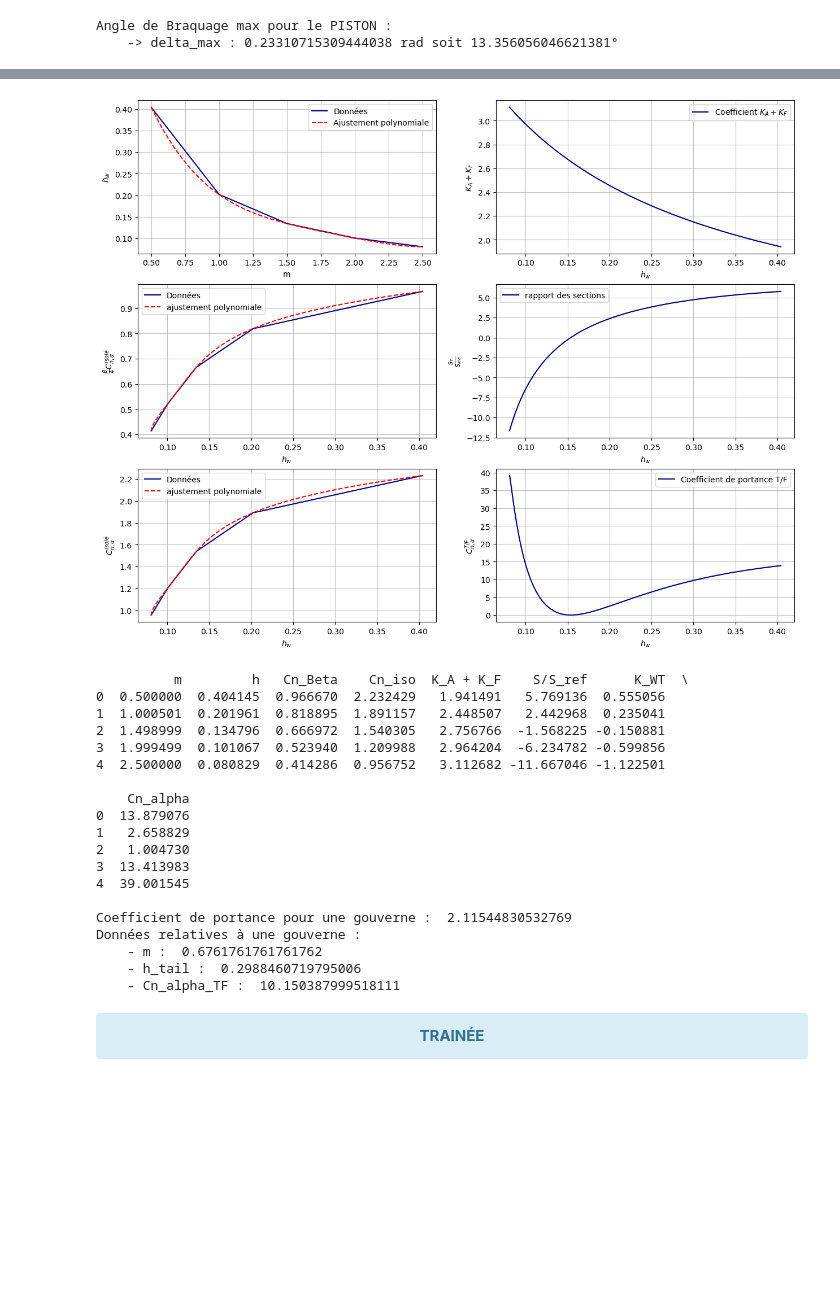
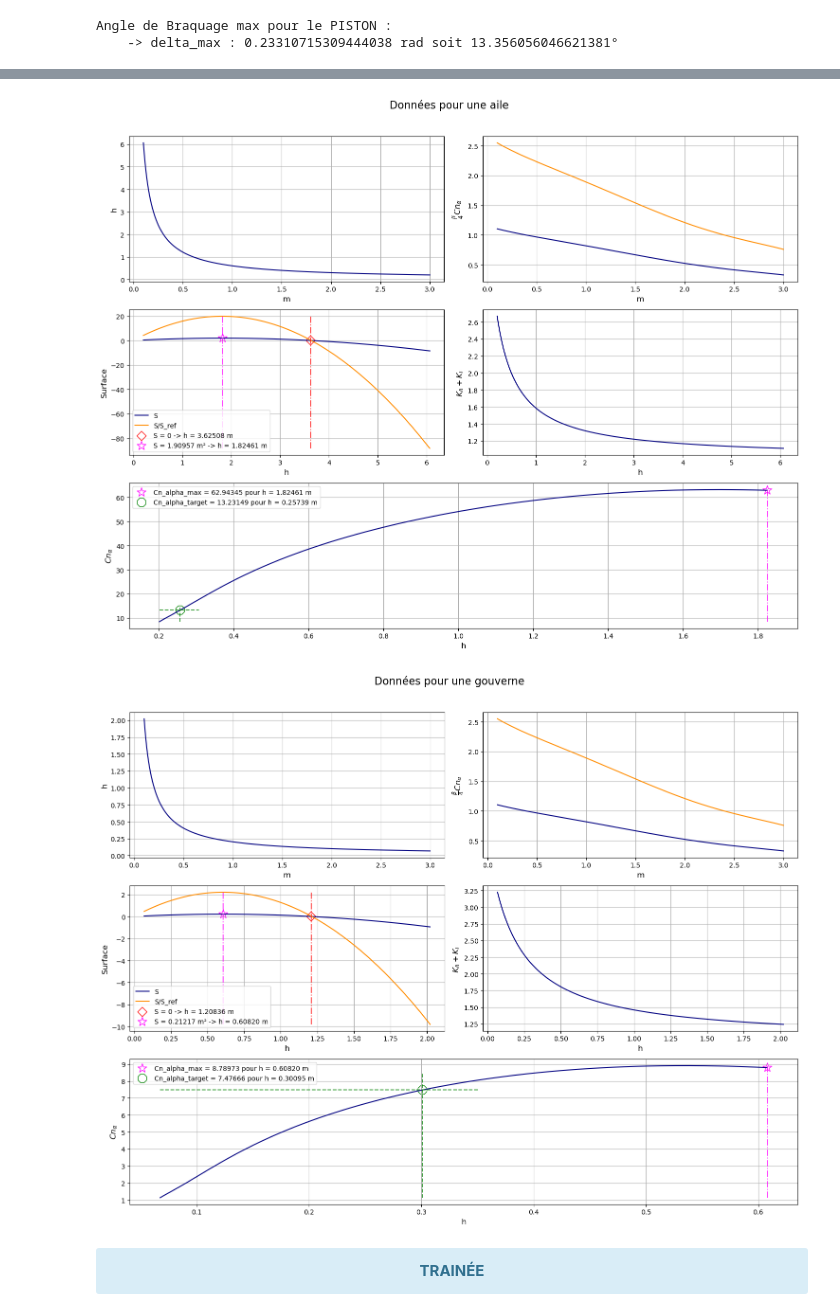
Before and after one commit to Pierre-1107/ConceptionMissile, a Jupyter notebook: src/main_misisle.ipynb, the cells around one changed output, grey strips where cells are left out. Saved outputs shown, nothing was run; the diff lists cells and outputs as text; code cells hidden in the pictures; blank space fills up the shorter version.

```diff
--- a/src/main_misisle.ipynb
+++ b/src/main_misisle.ipynb
@@ -428,62 +375,10 @@ Données relatives à une aile :
-# %%
-## ----- Données des gouvernes ----- ##
-
-dimension_Tails = {
-    'c_section': diametre,
-    'diametre': diametre,
-    'r_section': 0.5 * (diametre + h_AirIntakes),
-    'h_AirIntakes': h_AirIntakes,
-    'h_wing': h_wing
-}
-
-angle = {
-    'lambda': np.deg2rad(30),
-    'phi': np.deg2rad(5)
-}
-
-data_Tails = Get_Data_section(dimension=dimension_Tails, mach=Mach_cruise, section='T', angle=angle)
-
-m_values = [0.5, 1.0, 1.5, 2.0, 2.5]
-indices = {f"idx_{int(m*10)}": np.argmin(np.abs(data_Tails['m'] - m)) for m in m_values}
-
-data_TF = {col: [data_Tails[col][idx] for idx in indices.values()] for col in data_Tails.keys()}
-
-data_DF_TF = pd.DataFrame(data_TF)
-print(data_DF_TF)
-
-## ----- CHOIX DE LA HAUTEUR ----- ##
-Cn_1T = Cn_dict['Cn_T'] / 4
-print(f"\n{colored('Coefficient de portance pour une gouverne : ', 'yellow')} {Cn_1T}")
-
-idx_tail = np.argmin(np.abs(data_Tails['Cn_iso'] - Cn_1T))
-m_tail = data_Tails['m'][idx_tail]
-h_tail = diametre / (m_tail * np.sqrt(3))
-Cn_alpha_TF = data_Tails['Cn_alpha'][idx_tail]
-
-print(f"{colored('Données relatives à une gouverne :', 'red')}")
-print(f"    - {colored('m : ', 'blue')} {m_tail}")
-print(f"    - {colored('h_tail : ', 'blue')} {h_tail}")
-print(f"    - {colored('Cn_alpha_TF : ', 'blue')} {Cn_alpha_TF}")
-# %% [output]
-[figure, removed]
-          m         h   Cn_Beta    Cn_iso  K_A + K_F    S/S_ref      K_WT  \
-0  0.500000  0.404145  0.966670  2.232429   1.941491   5.769136  0.555056
-1  1.000501  0.201961  0.818895  1.891157   2.448507   2.442968  0.235041
-2  1.498999  0.134796  0.666972  1.540305   2.756766  -1.568225 -0.150881
-3  1.999499  0.101067  0.523940  1.209988   2.964204  -6.234782 -0.599856
-4  2.500000  0.080829  0.414286  0.956752   3.112682 -11.667046 -1.122501
-
-    Cn_alpha
-0  13.879076
-1   2.658829
-2   1.004730
-3  13.413983
-4  39.001545
-
-Coefficient de portance pour une gouverne :  2.11544830532769
-Données relatives à une gouverne :
-    - m :  0.6761761761761762
-    - h_tail :  0.2988460719795006
-    - Cn_alpha_TF :  10.150387999518111
+# %%
+wing_data, wing_height = Get_section_component(corde=3*diametre, r_section=0.5 *diametre + h_AirIntakes, S_ref=0.25*np.pi*diametre**2, title="Données pour une aile", Cn_section=0.25 * Cn_dict['Cn_W'])
+# %% [output]
+[figure, added]
+# %%
+tail_data, tail_height = Get_section_component(corde=diametre, r_section=0.5*(diametre + h_AirIntakes), S_ref=0.25*np.pi*diametre**2, title="Données pour une gouverne", Cn_section=0.25 * Cn_dict['Cn_T'])
+# %% [output]
+[figure, added]
 # %% [markdown]
 <div class="alert alert-info" align="center"><b>TRAINÉE</b></div>
```
Also changed, not shown: parts of 7 cells of this notebook, 2 other files.
